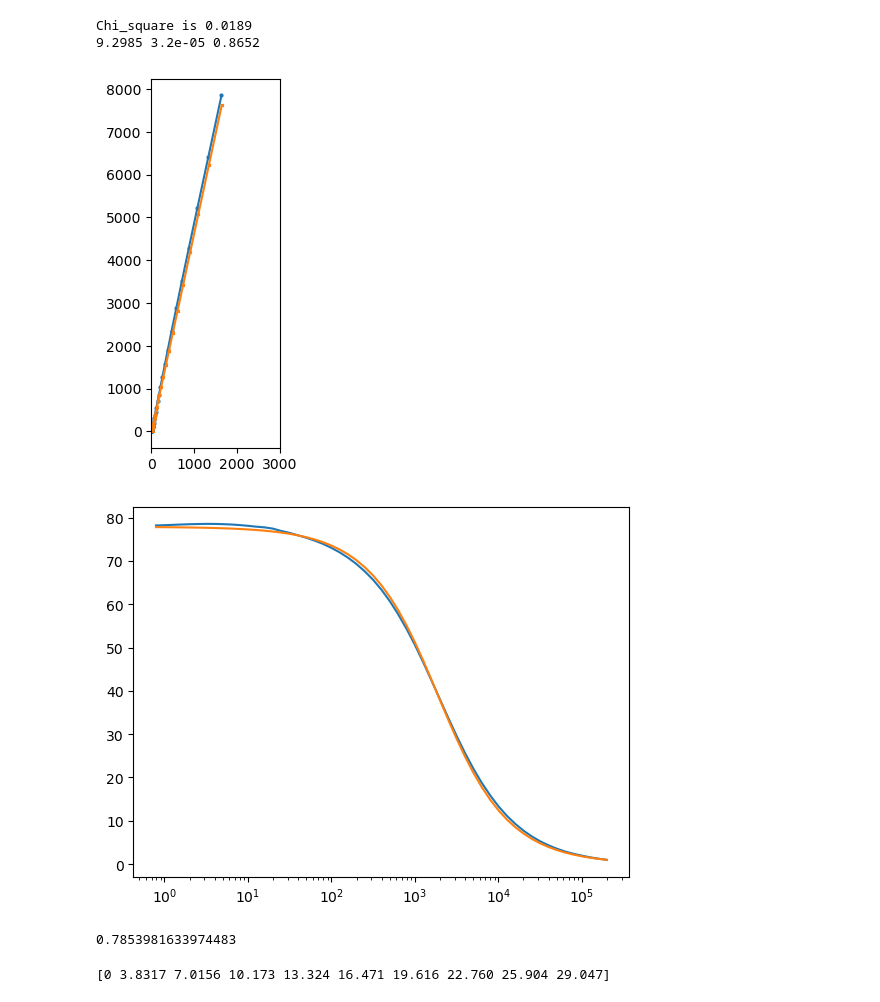
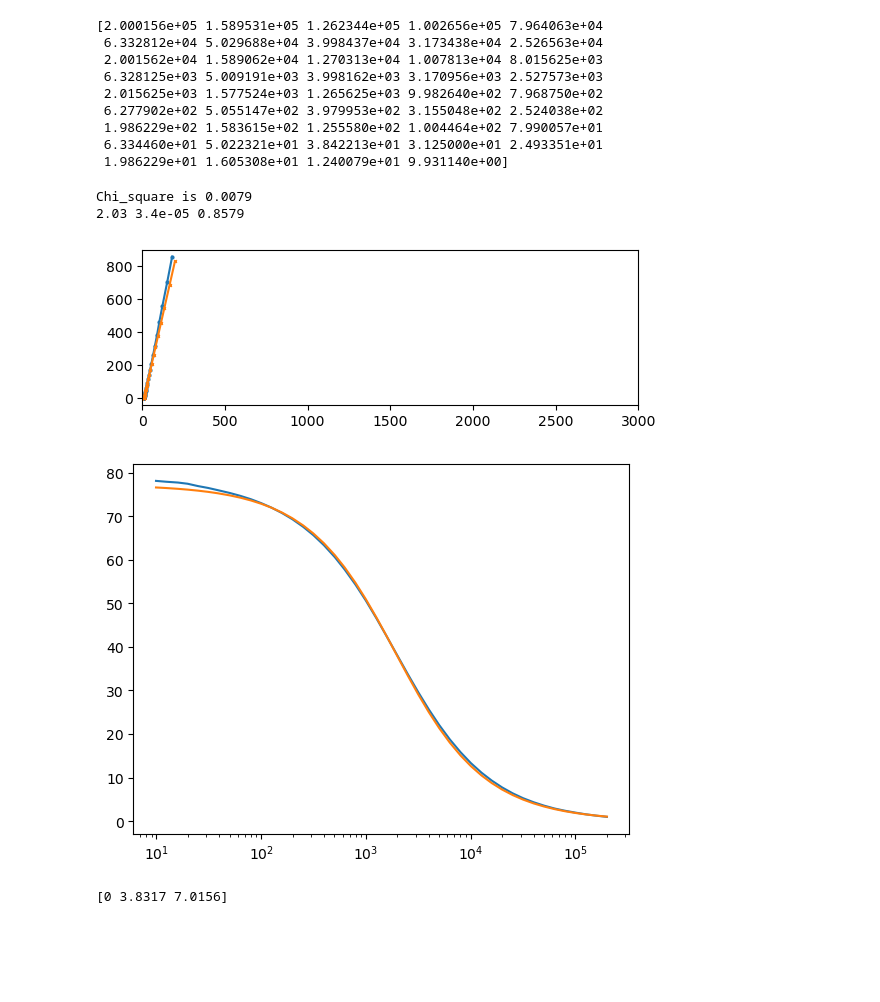
Before and after one commit to avkc983/Python-Codes2, a Jupyter notebook: Impedance_fitting/RQ_fitting_1.ipynb, the cells around one changed output. Cells and saved outputs as stored; diff of their text form; code cells hidden in the pictures; blank space fills up the shorter version.

```diff
--- a/Impedance_fitting/RQ_fitting_1.ipynb
+++ b/Impedance_fitting/RQ_fitting_1.ipynb
@@ -32,12 +32,22 @@ for line in raw_data:
         freq_exp.append(float(each_line[2]))
         ReZ_exp.append(float(each_line[3]))
         ImZ_exp.append(float(each_line[4]))
-
-freq_exp =np.array(freq_exp)
-ReZ_exp =np.array(ReZ_exp)
-ImZ_exp =np.array(ImZ_exp)
-#print(freq_exp)
+num_freq =44
+freq_exp =np.array(freq_exp[:num_freq])
+ReZ_exp =np.array(ReZ_exp[:num_freq])
+ImZ_exp =np.array(ImZ_exp[:num_freq])
+print(freq_exp)
 #print(ReZ_exp)
+# %% [output]
+[2.000156e+05 1.589531e+05 1.262344e+05 1.002656e+05 7.964063e+04
+ 6.332812e+04 5.029688e+04 3.998437e+04 3.173438e+04 2.526563e+04
+ 2.001562e+04 1.589062e+04 1.270313e+04 1.007813e+04 8.015625e+03
+ 6.328125e+03 5.009191e+03 3.998162e+03 3.170956e+03 2.527573e+03
+ 2.015625e+03 1.577524e+03 1.265625e+03 9.982640e+02 7.968750e+02
+ 6.277902e+02 5.055147e+02 3.979953e+02 3.155048e+02 2.524038e+02
+ 1.986229e+02 1.583615e+02 1.255580e+02 1.004464e+02 7.990057e+01
+ 6.334460e+01 5.022321e+01 3.842213e+01 3.125000e+01 2.493351e+01
+ 1.986229e+01 1.605308e+01 1.240079e+01 9.931140e+00]
 # %%
 # RQ initialization
 
@@ -50,15 +60,21 @@ alp = 0.8
 # Impedance_rq = R_f + 1/(((1j*omega)**alp)*Q_f)
 # print(Impedance_rq)
 # %%
+#RQ fitting
 from scipy.optimize import minimize, NonlinearConstraint
+
+t= dist = 120*1e-6
+K_pure =0.131
+rb=16e-3/2
+rtop=16e-3/2
 
 def objective(x):
 
 
     omega = 2*np.pi*freq_exp
     R_f = x[0]
-    Q_f = x[1]
-    alp = x[2]
+    alp = x[1]
+    Q_f = x[2]
 
     Impedance_rq = R_f + 1/(((1j*omega)**alp)*Q_f)
     # print(Impedance_rq)
@@ -77,7 +93,7 @@ def objective(x):
 x0 = [1, 1, 1]
 
 # define the bounds for the variables
-bounds = ((0, 1000), (0, 1000),(0, 1))
+bounds = ((0, 1000), (0, 1),(0, 10))
 
 # define the nonlinear constraint
 # nonlinear_constraint = NonlinearConstraint(constraint, -np.inf, 0)
@@ -86,41 +102,38 @@ bounds = ((0, 1000), (0, 1000),(0, 1))
 res = minimize(objective,x0,method='trust-constr', constraints=[], bounds=bounds)
 # res = curve_fit(objective,x0, method='trust-constr', constraints=[], bounds=bounds)
 
 #print(f"{res.fun:.4f}")
 
 Chi_square_min = res.fun
 print(f"Chi_square is {Chi_square_min:.4f}")
 R_fit = round(res.x[0],4)
-Q_fit = round(res.x[1],6)
-alp_fit = round(res.x[2],4)
+alp_fit = round(res.x[1],4)
+Q_fit = round(res.x[2],6)
 omega = 2*np.pi*freq_exp
 Impedance_rq_fit= R_fit + 1/(((1j*omega)**alp_fit)*Q_fit)
-print(R_fit,Q_fit,alp_fit)
+Nm_fit = K_pure*R_fit*np.pi*(rb**2)/t
+print(round(Nm_fit,4),Q_fit,alp_fit)
 # mod_weight = np.real(Impedance_rq_fit)**2 + np.imag(Impedance_rq_fit)**2
 # plt.semilogx(freq_exp,mod_weight)
 # plt.show()
 
 #print(f"The minimum value of the objective function is {res.fun:.4f} at x = {res.x}.")
 
 
 ####Plots
 plt.plot(ReZ_exp,-ImZ_exp,'o-',ms=2)
 plt.plot(np.real(Impedance_rq_fit),-np.imag(Impedance_rq_fit),'x-',ms=2)
 plt.xlim(0,3000)
 # plt.legend("Exp","fit")
 plt.gca().set_aspect('equal')
 plt.show()
 
 #Phase angle plot
 plt.semilogx(freq_exp,57.29*np.arctan(-ImZ_exp/ReZ_exp))
 plt.semilogx(freq_exp,57.29*np.arctan(-np.imag(Impedance_rq_fit)/np.real(Impedance_rq_fit)))
 plt.show()
 # %% [output]
-Chi_square is 0.0189
-9.2985 3.2e-05 0.8652
+Chi_square is 0.0079
+2.03 3.4e-05 0.8579
-[figure, old version]
+[figure, new version]
-[figure, old version]
+[figure, new version]
-# %%
-print(np.arctan(1))
-# %% [output]
-0.7853981633974483
@@ -150,20 +140,18 @@ print(np.arctan(1))
 # %%
-# Mathematical solution fitting
-
 # To get solutions of characteristic equations
 import scipy
 from sympy import *
 
 lam = Symbol("lambda")
 sol =0
-NN = 10   # No of solutions of the equation
+NN = 3  # No of solutions of the equation
 solutions = [0]  # First solution
 
 for i in range(1,NN):
     sol = nsolve(besselj(1,lam),sol+3,prec= 5)
     solutions.append(sol)
 
-solutions = np.array(solutions)
-print(solutions)
+Lam = np.array(solutions)
+print(Lam)
 # %% [output]
-[0 3.8317 7.0156 10.173 13.324 16.471 19.616 22.760 25.904 29.047]
+[0 3.8317 7.0156]
```
Also changed, not shown: parts of 8 cells of this notebook, 2 other files.
